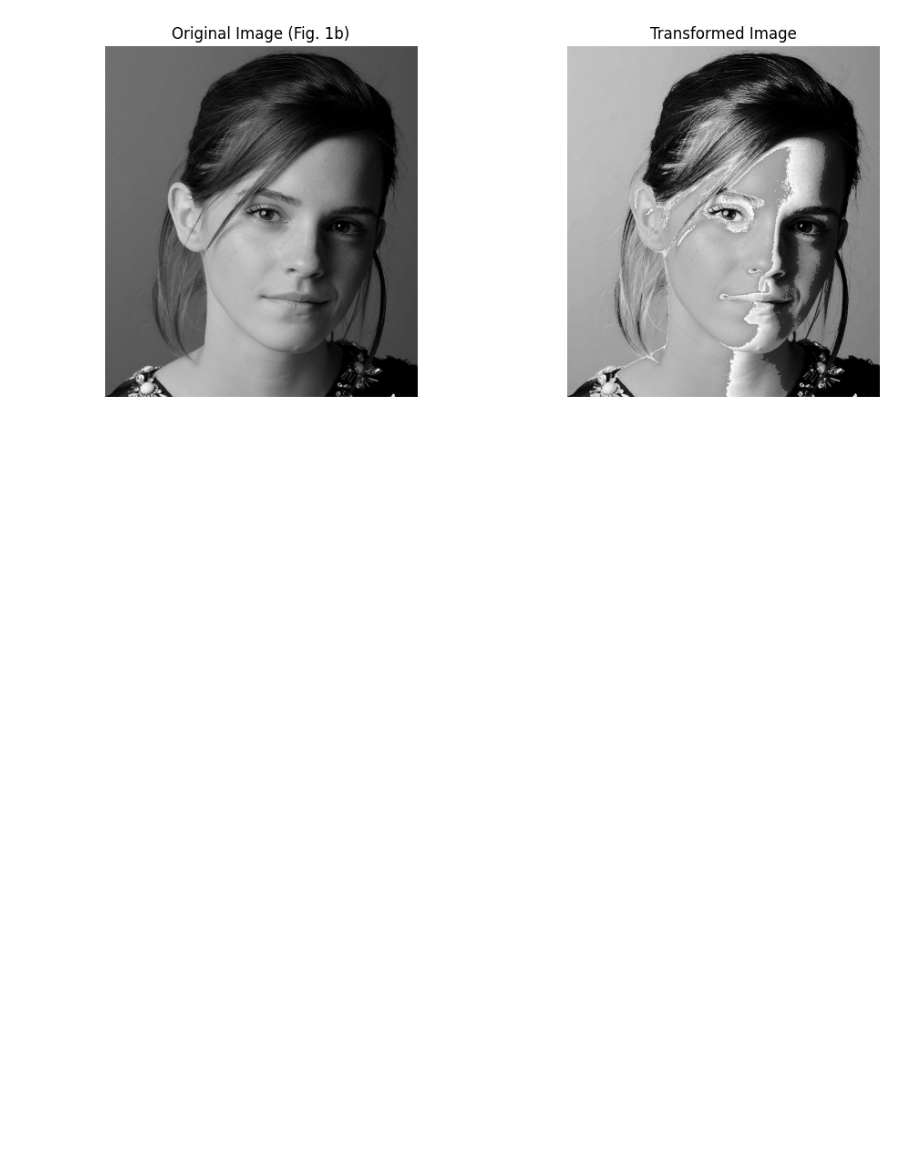
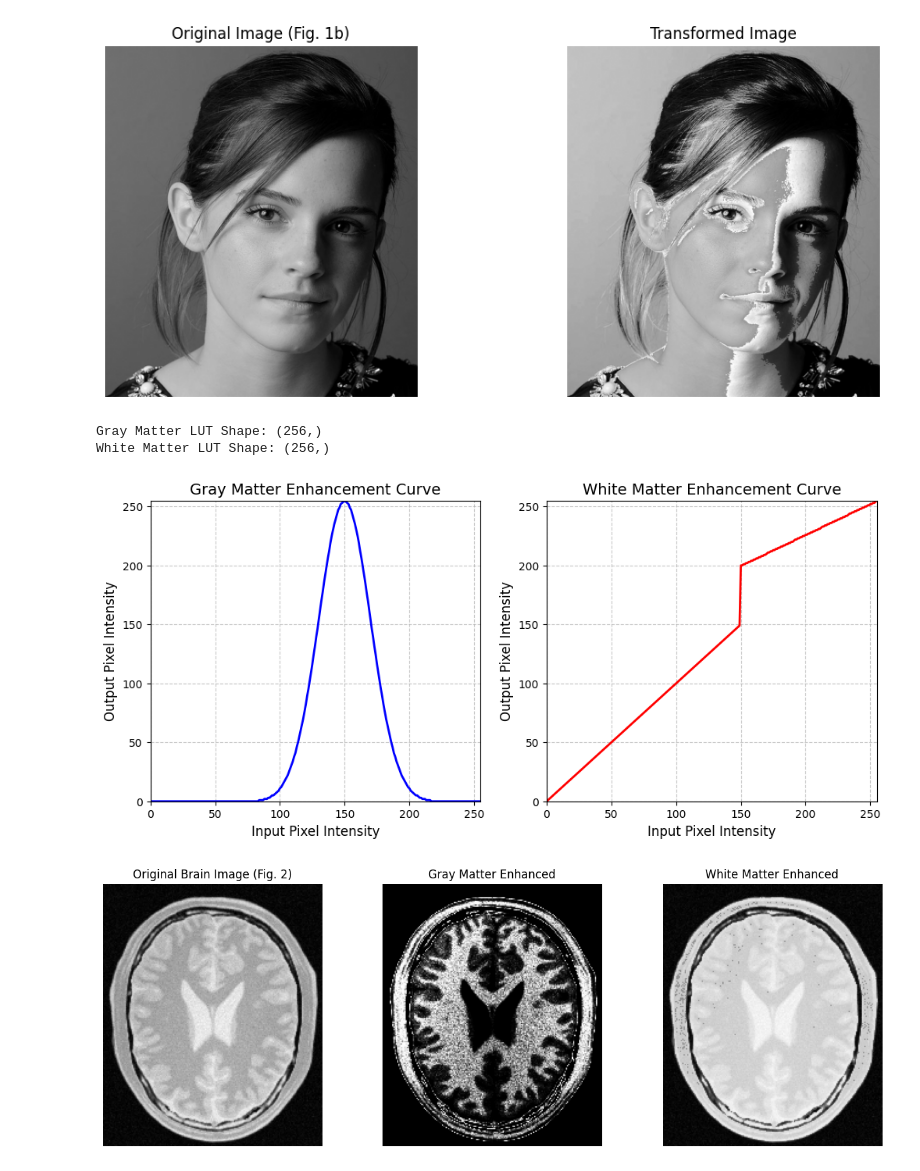
Before and after one commit to HansaniKaumadi/EN3160, a Jupyter notebook: assignment1/assignment1.ipynb, the cells around one changed output. Cells and saved outputs as stored; diff of their text form; code cells hidden in the pictures; blank space fills up the shorter version.

Commit message:
question2

```diff
--- a/assignment1/assignment1.ipynb
+++ b/assignment1/assignment1.ipynb
@@ -55,3 +55,79 @@ plt.show()
 Lookup Table Shape: (256,)
 [figure]
 [figure]
+# %%
+#Question 02
+#Intensity Transformation to Accenuate White Matter and Gray Matter
+# Import brain image
+brain = cv.imread(r'D:\ACA\sem 5\vision\assignment 1\a1images\brain_proton_density_slice.png', cv.IMREAD_GRAYSCALE)
+assert brain is not None
+# %%
+# Create transformation for gray matter using a Gaussian pulse
+# Centers at intensity 150 to boost mid-range intensities (gray matter)
+gray_center = 150  # Mean of Gaussian, targeting gray matter
+gray_spread = 20  # Standard deviation for Gaussian spread
+input_intensities = np.linspace(0, 255, 256)  # Input intensities (0-255)
+gray_lut = 255 * np.exp(-((input_intensities - gray_center)**2) / (2 * gray_spread**2))  # Gaussian pulse
+gray_lut = np.clip(gray_lut, 0, 255).astype(np.uint8)  # Clip to valid intensity range [0, 255]
+
+# Create transformation for white matter to enhance high intensities
+# Linearly maps 150-255 to 200-255, keeping lower intensities unchanged
+white_lut = np.zeros(256, dtype=np.uint8)  # Initialize transformation array
+white_lut[:150] = input_intensities[:150]  # Keep 0-149 unchanged
+white_lut[150:] = np.linspace(200, 255, 106).astype(np.uint8)  # Stretch 150-255 to 200-255
+
+# Verify transformation array shapes
+print(f"Gray Matter LUT Shape: {gray_lut.shape}")
+print(f"White Matter LUT Shape: {white_lut.shape}")
+
+# Plot both transformation curves
+plt.figure(figsize=(12, 5))
+# Plot for gray matter transformation
+plt.subplot(121)
+plt.plot(input_intensities, gray_lut, color='blue', linewidth=2)
+plt.xlabel("Input Pixel Intensity", fontsize=12)
+plt.ylabel("Output Pixel Intensity", fontsize=12)
+plt.title("Gray Matter Enhancement Curve", fontsize=14)
+plt.xlim(0, 255)
+plt.ylim(0, 255)
+plt.grid(True, linestyle='--', alpha=0.7)
+# Plot for white matter transformation
+plt.subplot(122)
+plt.plot(input_intensities, white_lut, color='red', linewidth=2)
+plt.xlabel("Input Pixel Intensity", fontsize=12)
+plt.ylabel("Output Pixel Intensity", fontsize=12)
+plt.title("White Matter Enhancement Curve", fontsize=14)
+plt.xlim(0, 255)
+plt.ylim(0, 255)
+plt.grid(True, linestyle='--', alpha=0.7)
+plt.savefig('q2_transform_curves.png', dpi=300, bbox_inches='tight')
+plt.show()
+
+# Apply transformations to enhance gray and white matter
+gray_enhanced = cv.LUT(brain, gray_lut)  # Apply Gaussian transform for gray matter
+white_enhanced = cv.LUT(brain, white_lut)  # Apply linear transform for white matter
+
+# Visualize original and enhanced images
+plt.figure(figsize=(15, 5))
+# Original image
+plt.subplot(131)
+plt.imshow(brain, cmap='gray', vmin=0, vmax=255)
+plt.title("Original Brain Image (Fig. 2)", fontsize=12)
+plt.axis('off')
+# Gray matter enhanced
+plt.subplot(132)
+plt.imshow(gray_enhanced, cmap='gray', vmin=0, vmax=255)
+plt.title("Gray Matter Enhanced", fontsize=12)
+plt.axis('off')
+# White matter enhanced
+plt.subplot(133)
+plt.imshow(white_enhanced, cmap='gray', vmin=0, vmax=255)
+plt.title("White Matter Enhanced", fontsize=12)
+plt.axis('off')
+plt.savefig('q2_image_results.png', dpi=300, bbox_inches='tight')
+plt.show()
+# %% [output]
+Gray Matter LUT Shape: (256,)
+White Matter LUT Shape: (256,)
+[figure, added]
+[figure, added]
```
